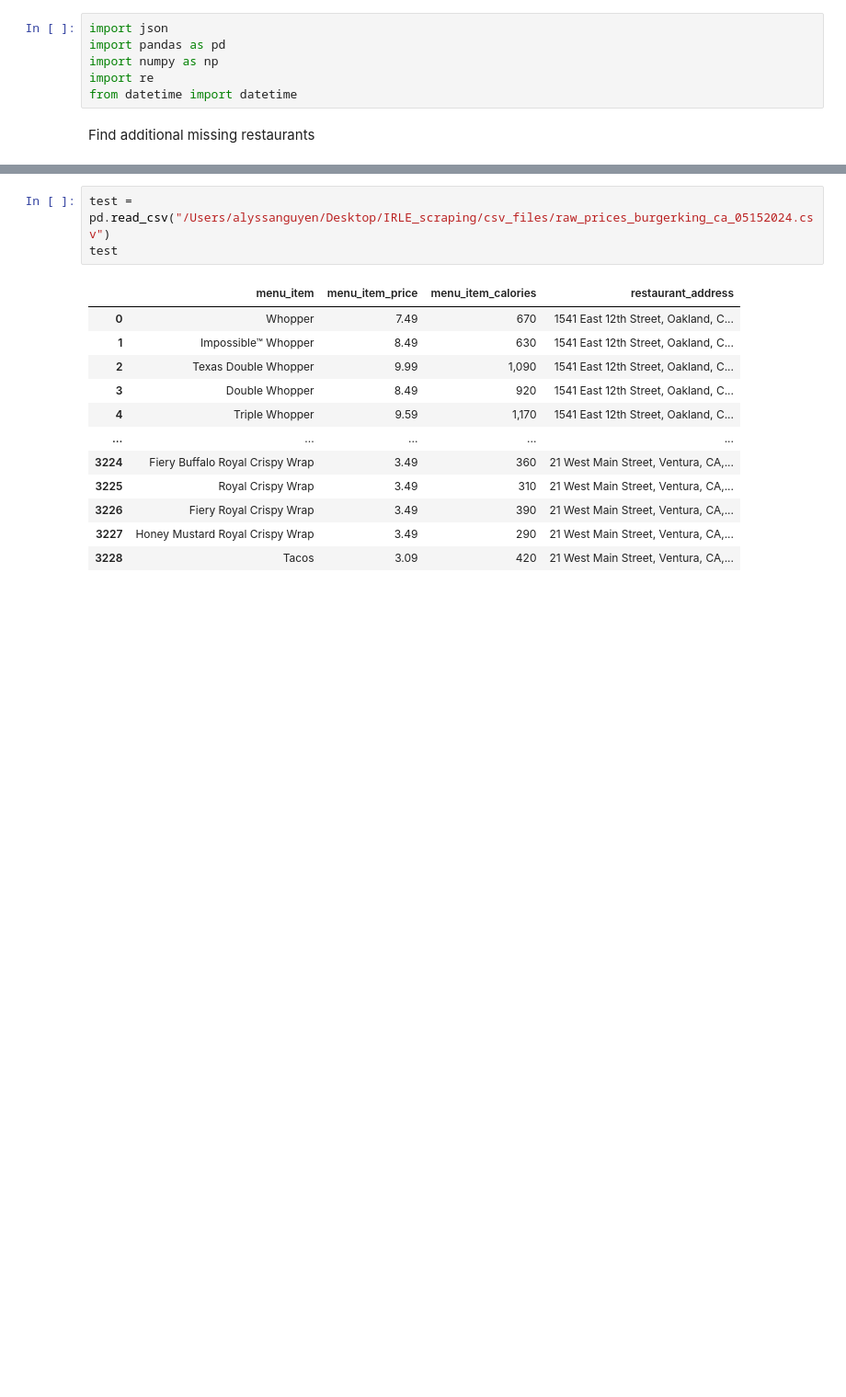
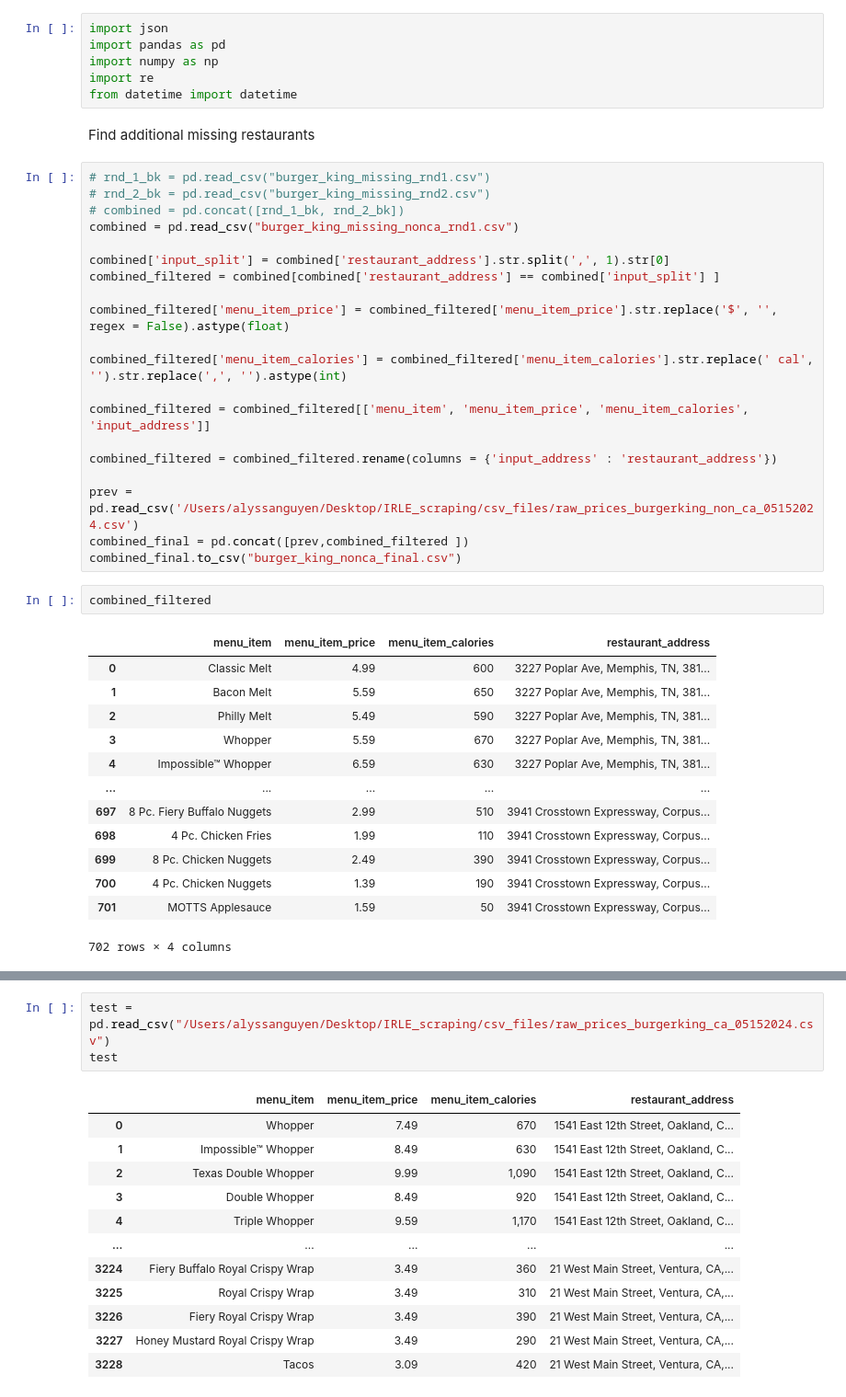
Before and after one commit to nguyena607/IRLE_scraping, a Jupyter notebook: scripts/attrition_rate.ipynb, the cells around one changed output, grey strips where cells are left out. Shown at 92% size. Drawn from its saved outputs; the diff is of its cells as text; blank space fills up the shorter version.

Commit message:
burger king fully scraped

```diff
--- a/scripts/attrition_rate.ipynb
+++ b/scripts/attrition_rate.ipynb
@@ -6,6 +6,42 @@ import re
 from datetime import datetime
 # %% [markdown]
 Find additional missing restaurants
+# %%
+# rnd_1_bk = pd.read_csv("burger_king_missing_rnd1.csv")
+# rnd_2_bk = pd.read_csv("burger_king_missing_rnd2.csv")
+# combined = pd.concat([rnd_1_bk, rnd_2_bk])
+combined = pd.read_csv("burger_king_missing_nonca_rnd1.csv")
+
+combined['input_split'] = combined['restaurant_address'].str.split(',', 1).str[0]
+combined_filtered = combined[combined['restaurant_address'] == combined['input_split'] ]
+
+combined_filtered['menu_item_price'] = combined_filtered['menu_item_price'].str.replace('$', '', regex = False).astype(float)
+
+combined_filtered['menu_item_calories'] = combined_filtered['menu_item_calories'].str.replace(' cal', '').str.replace(',', '').astype(int)
+
+combined_filtered = combined_filtered[['menu_item', 'menu_item_price', 'menu_item_calories', 'input_address']]
+
+combined_filtered = combined_filtered.rename(columns = {'input_address' : 'restaurant_address'})
+
+prev = pd.read_csv('/Users/alyssanguyen/Desktop/IRLE_scraping/csv_files/raw_prices_burgerking_non_ca_05152024.csv')
+combined_final = pd.concat([prev,combined_filtered ])
+combined_final.to_csv("burger_king_nonca_final.csv")
+# %%
+combined_filtered
+# %% [output]
+|  | menu_item | menu_item_price | menu_item_calories | restaurant_address |
+| 0 | Classic Melt | 4.99 | 600 | 3227 Poplar Ave, Memphis, TN, 381... |
+| 1 | Bacon Melt | 5.59 | 650 | 3227 Poplar Ave, Memphis, TN, 381... |
+| 2 | Philly Melt | 5.49 | 590 | 3227 Poplar Ave, Memphis, TN, 381... |
+| 3 | Whopper | 5.59 | 670 | 3227 Poplar Ave, Memphis, TN, 381... |
+| 4 | Impossible™ Whopper | 6.59 | 630 | 3227 Poplar Ave, Memphis, TN, 381... |
+| ... | ... | ... | ... | ... |
+| 697 | 8 Pc. Fiery Buffalo Nuggets | 2.99 | 510 | 3941 Crosstown Expressway, Corpus... |
+| 698 | 4 Pc. Chicken Fries | 1.99 | 110 | 3941 Crosstown Expressway, Corpus... |
+| 699 | 8 Pc. Chicken Nuggets | 2.49 | 390 | 3941 Crosstown Expressway, Corpus... |
+| 700 | 4 Pc. Chicken Nuggets | 1.39 | 190 | 3941 Crosstown Expressway, Corpus... |
+| 701 | MOTTS Applesauce | 1.59 | 50 | 3941 Crosstown Expressway, Corpus... |
+702 rows × 4 columns
 # %%
 def find_missing_restaurants(file_pairs, base_path):
     """
```
Also changed, not shown: parts of 2 cells of this notebook, 6 other files.
